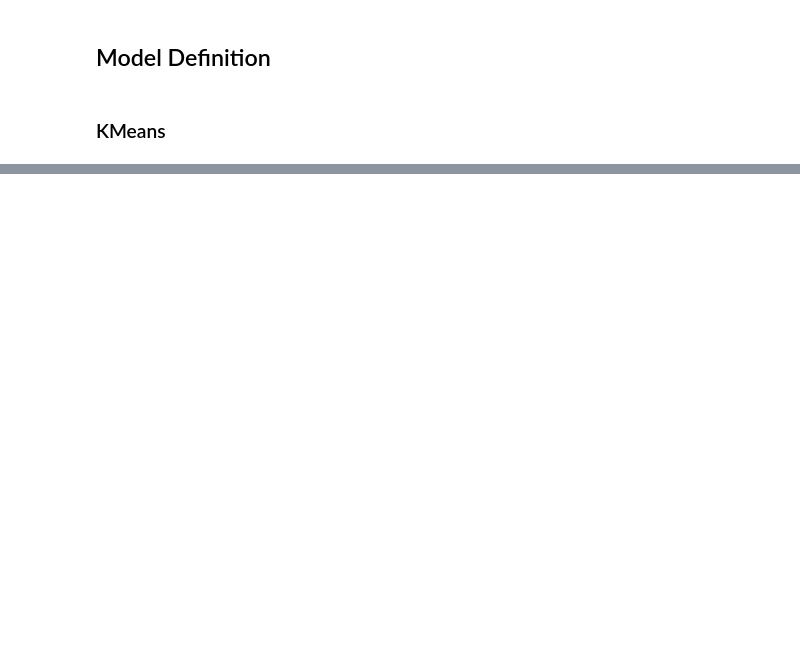
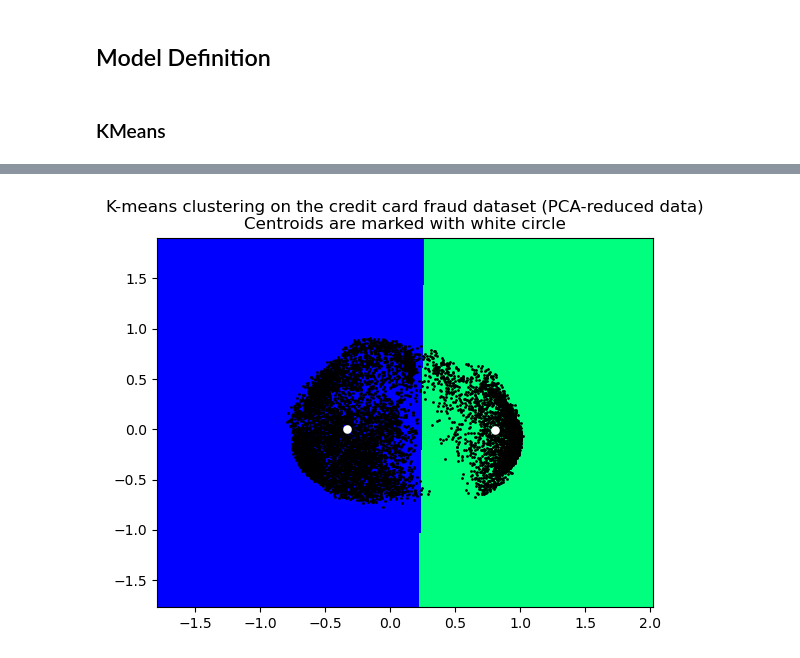
Before and after one commit to qarisp/H8_PYTN-KS08-019, a Jupyter notebook: FinalProject/FinalProject4/Notebook/PYTN_KampusMerdek_fp4_Qaris Ardian Pratama.ipynb, the cells around one changed output, grey strips where cells are left out. Drawn from its saved outputs; the diff is of its cells as text; code cells hidden in the pictures; blank space fills up the shorter version.

```diff
--- a/FinalProject/FinalProject4/Notebook/PYTN_KampusMerdek_fp4_Qaris Ardian Pratama.ipynb
+++ b/FinalProject/FinalProject4/Notebook/PYTN_KampusMerdek_fp4_Qaris Ardian Pratama.ipynb
@@ -270,0 +316,39 @@ plt.show()
+# %%
+# Step size of the mesh. Decrease to increase the quality of the VQ.
+h = .01     # point in the mesh [x_min, x_max]x[y_min, y_max].
+
+# Plot the decision boundary. For that, we will assign a color to each
+x_min, x_max = X_principal['P1'].min() - 1, X_principal['P1'].max() + 1
+y_min, y_max = X_principal['P2'].min() - 1, X_principal['P2'].max() + 1
+xx, yy = np.meshgrid(np.arange(x_min, x_max, h), np.arange(y_min, y_max, h))
+# Obtain labels for each point in mesh. Use last trained model.
+
+# https://www.quora.com/Can-anybody-elaborate-the-use-of-c_-in-numpy
+# https://www.geeksforgeeks.org/differences-flatten-ravel-numpy/
+# Z = kmeans.predict(np.c_[xx.ravel(), yy.ravel()])
+
+Z = kmeans.predict(np.array(list(zip(xx.ravel(), yy.ravel()))))
+
+# Put the result into a color plot
+Z = Z.reshape(xx.shape)
+plt.figure(1)
+# https://stackoverflow.com/questions/16661790/difference-between-plt-close-and-plt-clf
+plt.clf()
+plt.imshow(Z, interpolation='nearest',
+           extent=(xx.min(), xx.max(), yy.min(), yy.max()),
+           cmap=plt.cm.winter,
+           aspect='auto', origin='lower')
+
+plt.plot(X_principal['P1'], X_principal['P2'], 'k.', markersize=2)
+# Plot the centroids as a white X
+centroids = kmeans.cluster_centers_
+plt.scatter(centroids[:, 0], centroids[:, 1],
+            marker='o', s=10, linewidths=3,
+            color='w', zorder=10)
+plt.title('K-means clustering on the credit card fraud dataset (PCA-reduced data)\n'
+          'Centroids are marked with white circle')
+plt.xlim(x_min, x_max)
+plt.ylim(y_min, y_max)
+plt.show()
+# %% [output]
+[figure, added]
```
Also changed, not shown: parts of 10 cells of this notebook.
